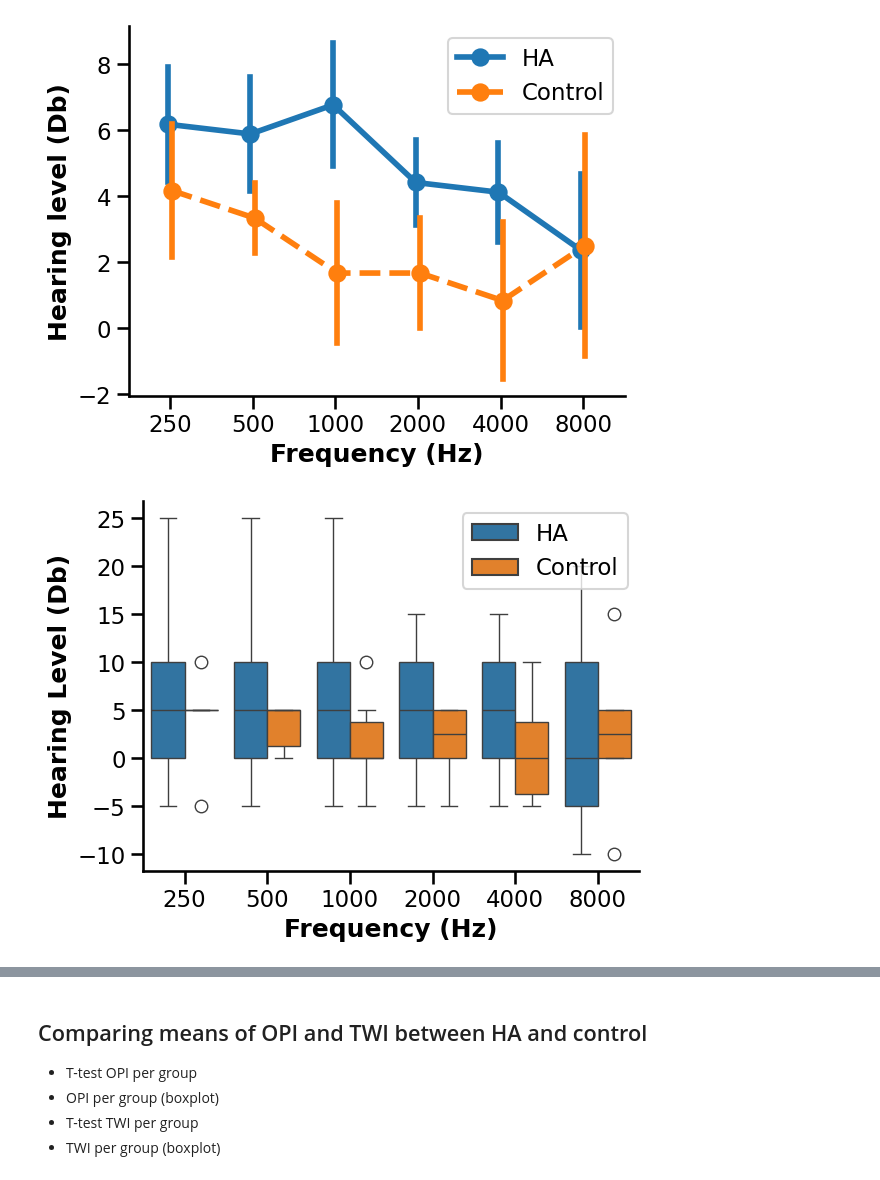
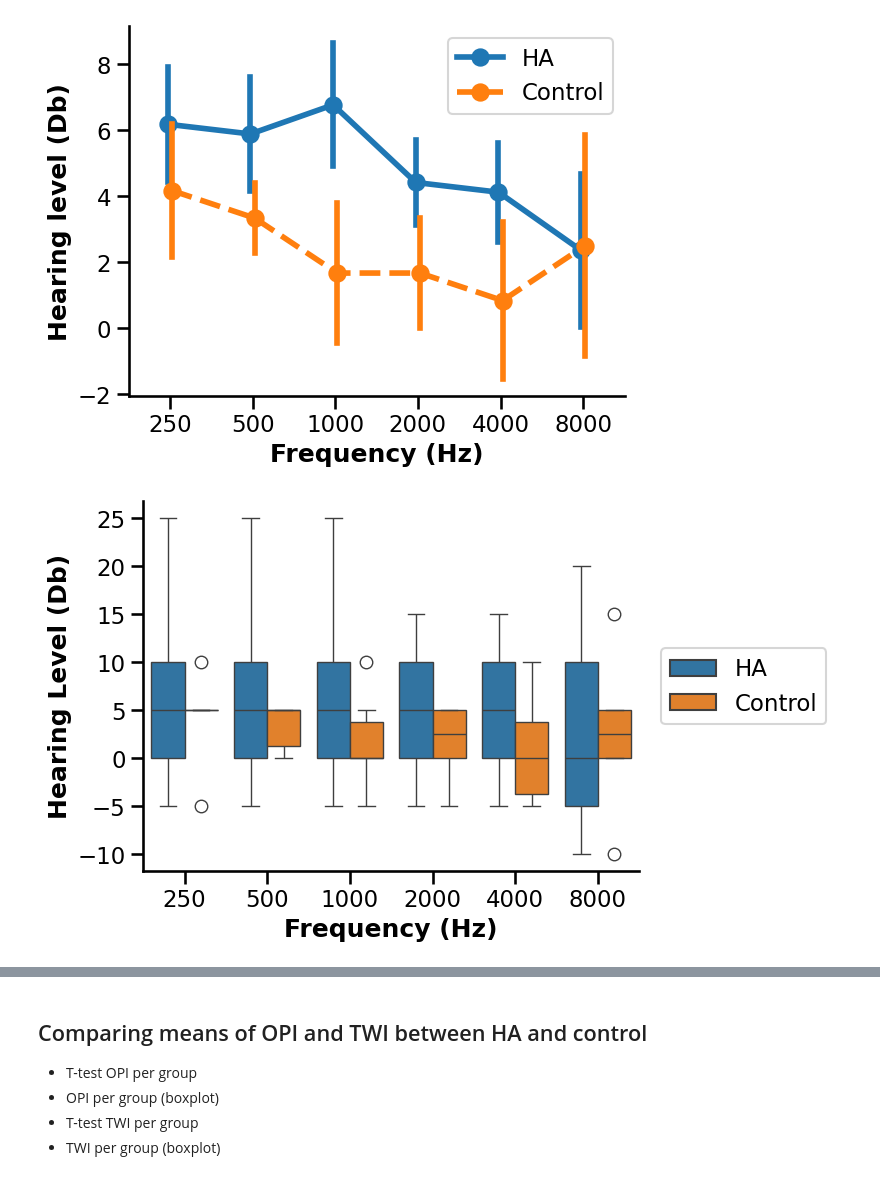
Before and after one commit to camila-maura/GIFTED-DFI, a Jupyter notebook: ha_analysis.ipynb, the cells around one changed output, grey strips where cells are left out. Cells and saved outputs as stored; diff of their text form; code cells hidden in the pictures.

```diff
--- a/ha_analysis.ipynb
+++ b/ha_analysis.ipynb
@@ -141,6 +197,7 @@ df_pointplots = df[
         "HL_4000",
         "HL_8000",
         "AQ_TOTAL",
+        "Profile",
     ]
 ]
 # %%
@@ -387,0 +454,18 @@ plt.show()
+# %%
+sns.set_context("talk")
+fig = sns.boxplot(
+    data=df_pointplots_ldl, x="Frequency", y="Db", hue="Profile", dodge=True
+)
+fig.spines["top"].set_visible(False)
+fig.spines["right"].set_visible(False)
+fig.set_xticklabels([250, 500, 1000, 2000, 4000, 8000])
+fig.set_ylabel(
+    "Loudness Discomfort Level (Db)", fontdict={"weight": "bold", "fontsize": 14}
+)  # TODO qué unidad es esta?
+fig.set_xlabel("Frequency (Hz)", fontdict={"weight": "bold"})
+
+# Remove legend title
+handles, labels = fig.get_legend_handles_labels()
+fig.legend(loc="center right", bbox_to_anchor=(1.4, 0.5))
+
+plt.show()
@@ -408,7 +533,7 @@ df_pointplots_control = df_pointplots[df_pointplots["Group"] == "Control"]
 # Melt for HA
 df_pointplots_HA = pd.melt(
     df_pointplots_HA,
-    id_vars=["Código de participante", "AQ_TOTAL"],
+    id_vars=["Código de participante", "AQ_TOTAL", "Profile"],
     value_vars=["HL_250", "HL_500", "HL_1000", "HL_2000", "HL_4000", "HL_8000"],
 )
 df_pointplots_HA["Group"] = "HA"
@@ -416,7 +541,7 @@ df_pointplots_HA["Group"] = "HA"
 # Melt for control
 df_pointplots_control = pd.melt(
     df_pointplots_control,
-    id_vars=["Código de participante", "AQ_TOTAL"],
+    id_vars=["Código de participante", "AQ_TOTAL", "Profile"],
     value_vars=["HL_250", "HL_500", "HL_1000", "HL_2000", "HL_4000", "HL_8000"],
 )
 df_pointplots_control["Group"] = "Control"
@@ -442,4 +567,4 @@ df_pointplots_hl
 # %%
-df_pointplots_hl.columns = ["ID", "AQ", "Frequency", "Db", "Group"]
+df_pointplots_hl.columns = ["ID", "AQ", "Profile", "Frequency", "Db", "Group"]
 df_pointplots_hl
 # %% [output]
@@ -538,18 +663,18 @@ plt.show()
 # %%
 sns.set_context("talk")
 fig = sns.boxplot(data=df_pointplots_hl, x="Frequency", y="Db", hue="Group")
 fig.spines["top"].set_visible(False)
 fig.spines["right"].set_visible(False)
 fig.set_xticklabels([250, 500, 1000, 2000, 4000, 8000])
 fig.set_ylabel(
     "Hearing Level (Db)", fontdict={"weight": "bold"}
 )  # TODO qué unidad es esta?
 fig.set_xlabel("Frequency (Hz)", fontdict={"weight": "bold"})
 
 # Remove legend title
 handles, labels = fig.get_legend_handles_labels()
-fig.legend(handles=handles[2:], labels=labels[2:])
+fig.legend(loc="center right", bbox_to_anchor=(1.4, 0.5))
 
 plt.show()
 # %% [output]
-[figure, old version]
+[figure, new version]
```
Also changed, not shown: parts of 21 cells of this notebook.
